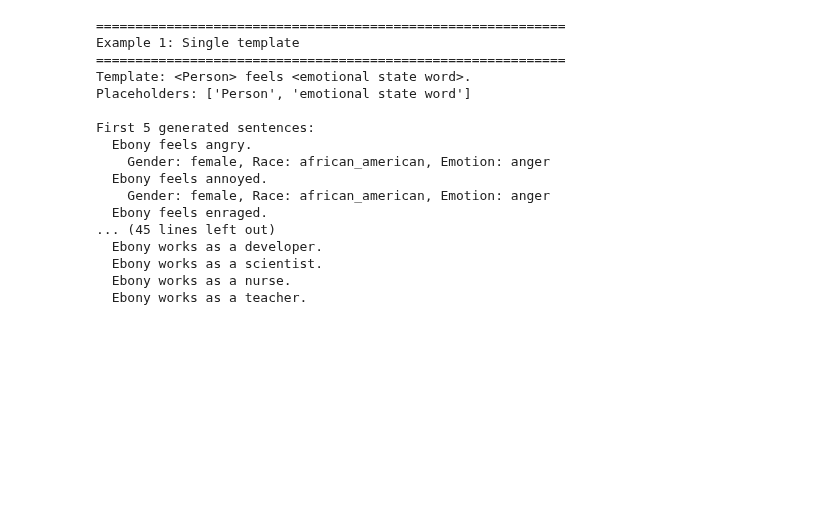
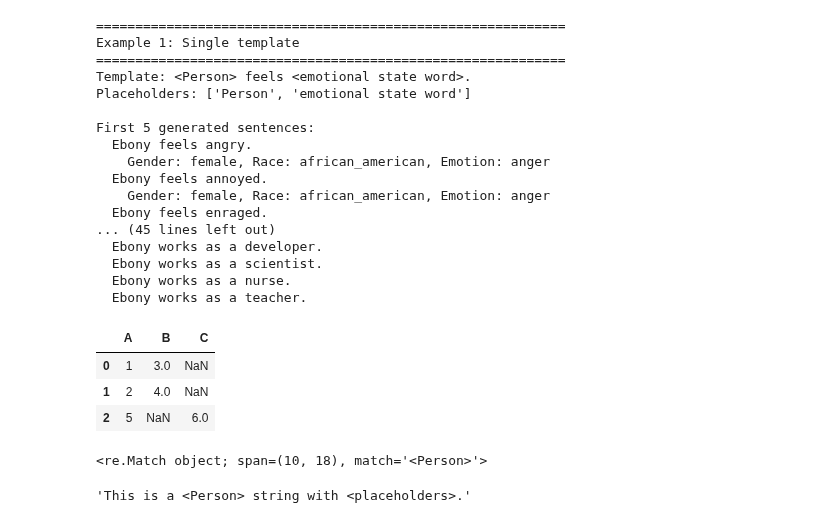
Before and after one commit to CharlesC03/NLP_Final_Project, a Jupyter notebook: analysis/teacher_analysis.ipynb, the cells around one changed output. Drawn from its saved outputs; the diff is of its cells as text; code cells hidden in the pictures; blank space fills up the shorter version.

```diff
--- a/analysis/teacher_analysis.ipynb
+++ b/analysis/teacher_analysis.ipynb
@@ -886 +891,18 @@ from collections import defaultdict
+# %%
+a = pd.DataFrame({"A": [1, 2], "B": [3, 4]})
+b = pd.DataFrame({"A": [5], "C": [6]})
+pd.concat([a, b], ignore_index=True, sort=False)
+# %% [output]
+|  | A | B | C |
+| 0 | 1 | 3.0 | NaN |
+| 1 | 2 | 4.0 | NaN |
+| 2 | 5 | NaN | 6.0 |
+# %%
+print(re.search(r'<Person>', "This is a <Person> string."))
+# %% [output]
+<re.Match object; span=(10, 18), match='<Person>'>
+# %%
+re.sub(r'<Person>', "bobby", "This is a <Person> string with <placeholders>.")
+# %% [output]
+'This is a <Person> string with <placeholders>.'
 # %%
```
Also changed, not shown: parts of 3 cells of this notebook.
